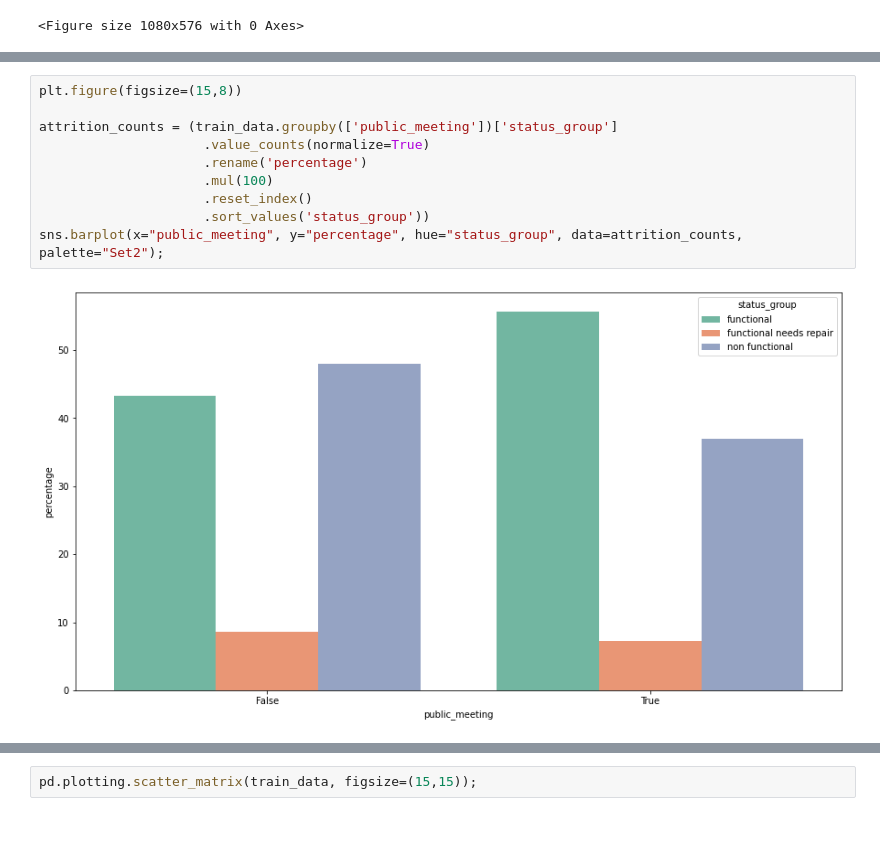
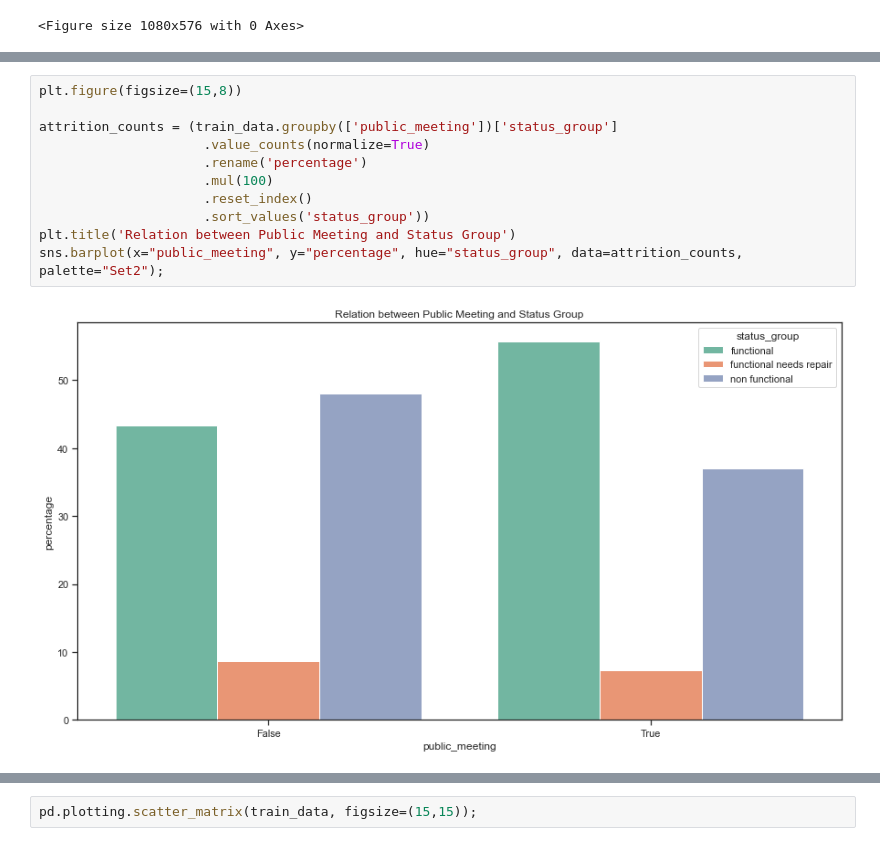
Before and after one commit to finitearth/DataExploration, a Jupyter notebook: presentation.ipynb, the cells around one changed output, grey strips where cells are left out. Saved outputs shown, nothing was run; the diff lists cells and outputs as text.

```diff
--- a/presentation.ipynb
+++ b/presentation.ipynb
@@ -530,15 +542,16 @@ sns.barplot(x="water_quality", y="percentage", hue="status_group", data=attritio
 # %%
 plt.figure(figsize=(15,8))
 
 attrition_counts = (train_data.groupby(['public_meeting'])['status_group']
                      .value_counts(normalize=True)
                      .rename('percentage')
                      .mul(100)
                      .reset_index()
                      .sort_values('status_group'))
+plt.title('Relation between Public Meeting and Status Group')
 sns.barplot(x="public_meeting", y="percentage", hue="status_group", data=attrition_counts, palette="Set2");
 # %% [output]
-[figure, old version]
+[figure, new version]
 # %%
 plt.figure(figsize=(15,8))
 
```
Also changed, not shown: parts of 21 cells of this notebook.
